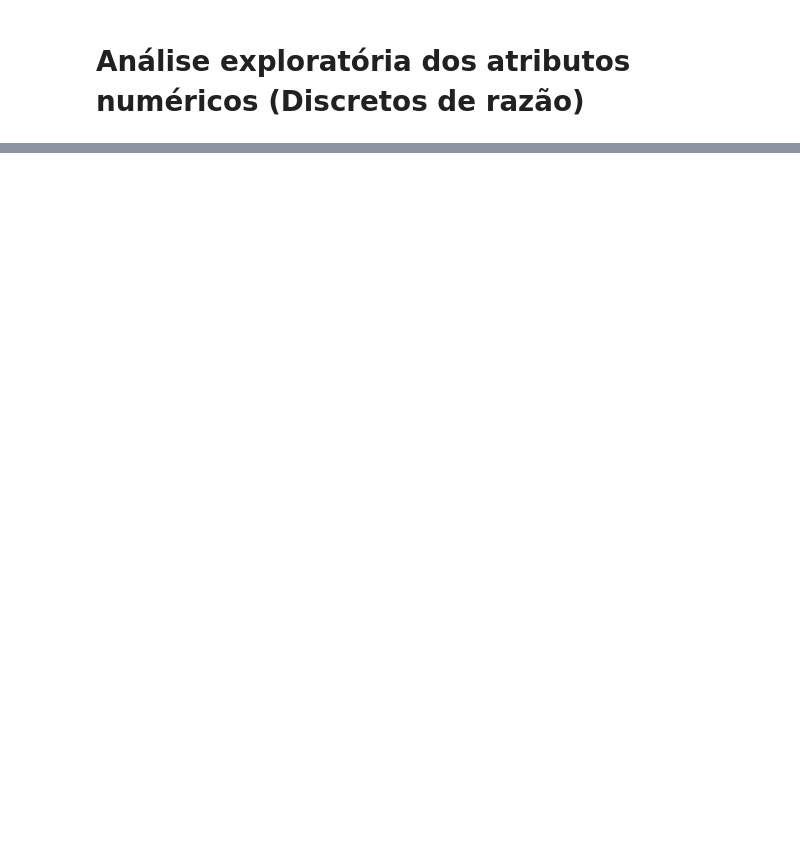
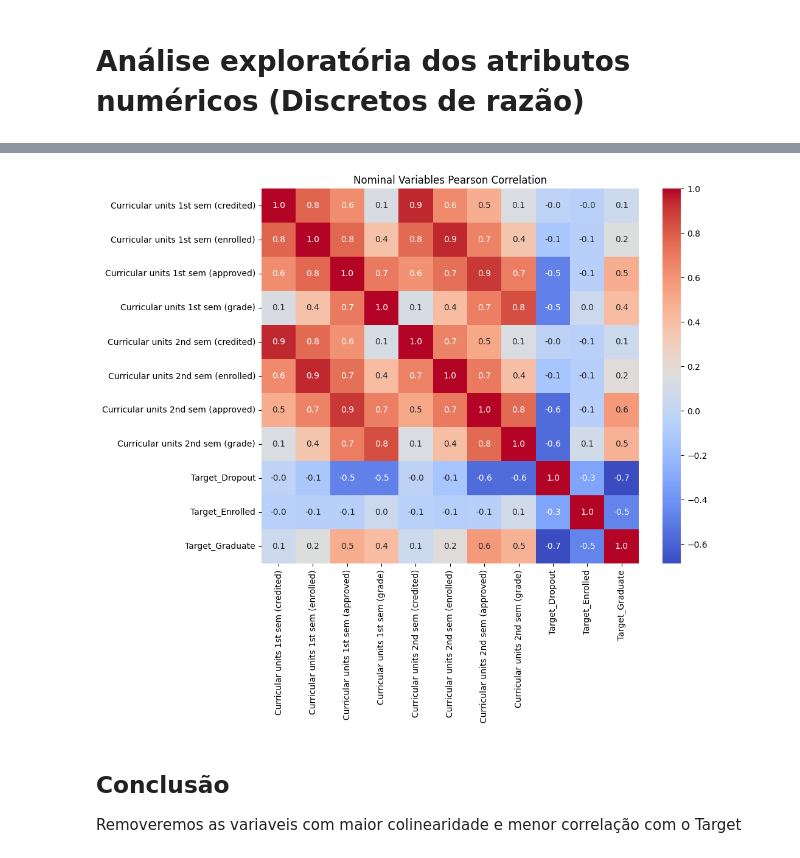
Before and after one commit to felmateos/student-dropout-prediction, a Jupyter notebook: exploratory_analysis/numerical.ipynb, the cells around one changed output, grey strips where cells are left out. Drawn from its saved outputs; the diff is of its cells as text; code cells hidden in the pictures; blank space fills up the shorter version.

```diff
--- a/exploratory_analysis/numerical.ipynb
+++ b/exploratory_analysis/numerical.ipynb
@@ -45,0 +82,7 @@ plt.show()
+# %%
+drop_candidates = vif_data[vif_data['Feature'] != 'const']
+drop_candidates = drop_candidates[vif_data['VIF'] > 5]['Feature']
+# %%
+drop_candidates = drop_candidates.to_numpy()
+# %%
+drop_candidates = np.append(drop_candidates, ['Target_Dropout','Target_Enrolled','Target_Graduate'])
@@ -45,0 +101,3 @@ plt.show()
+# %%
+X_train_drop_candidates = X_train[drop_candidates]
+X_train_drop_candidates
@@ -45,0 +118,13 @@ plt.show()
+# %%
+peason_corr = X_train_drop_candidates.corr(method='pearson')
+
+plt.figure(figsize=(10,8))
+sns.heatmap(peason_corr, annot=True, cmap='coolwarm', fmt='.1f')
+plt.title('Nominal Variables Pearson Correlation')
+plt.show()
+# %% [output]
+[figure, added]
+# %% [markdown]
+## Conclusão
+
+Removeremos as variaveis com maior colinearidade e menor correlação com o Target
```
Also changed, not shown: parts of 14 cells of this notebook, 4 other files.
